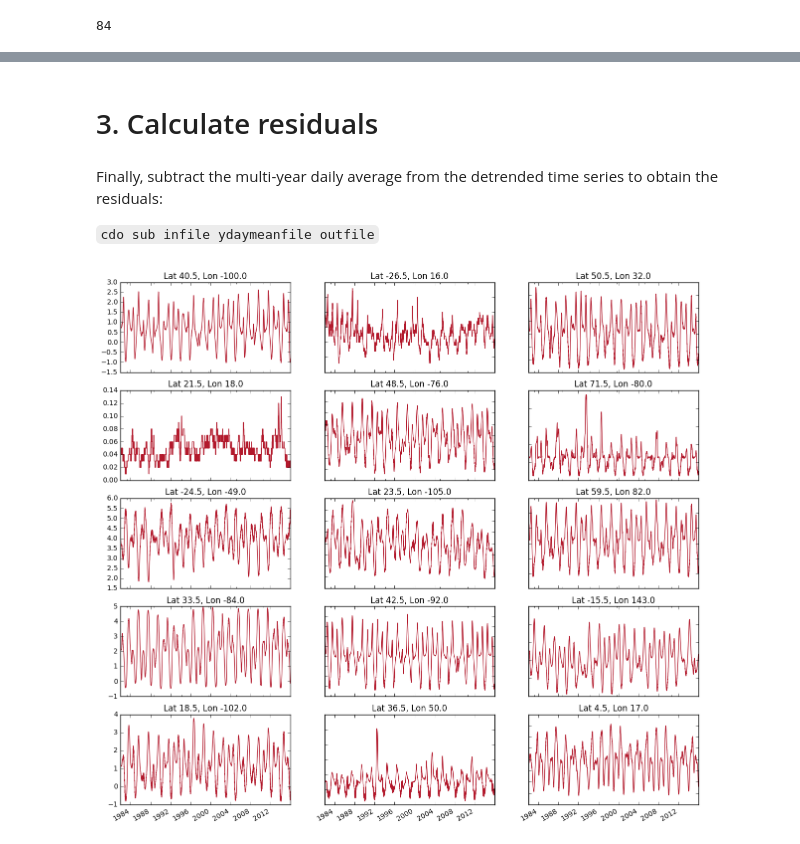
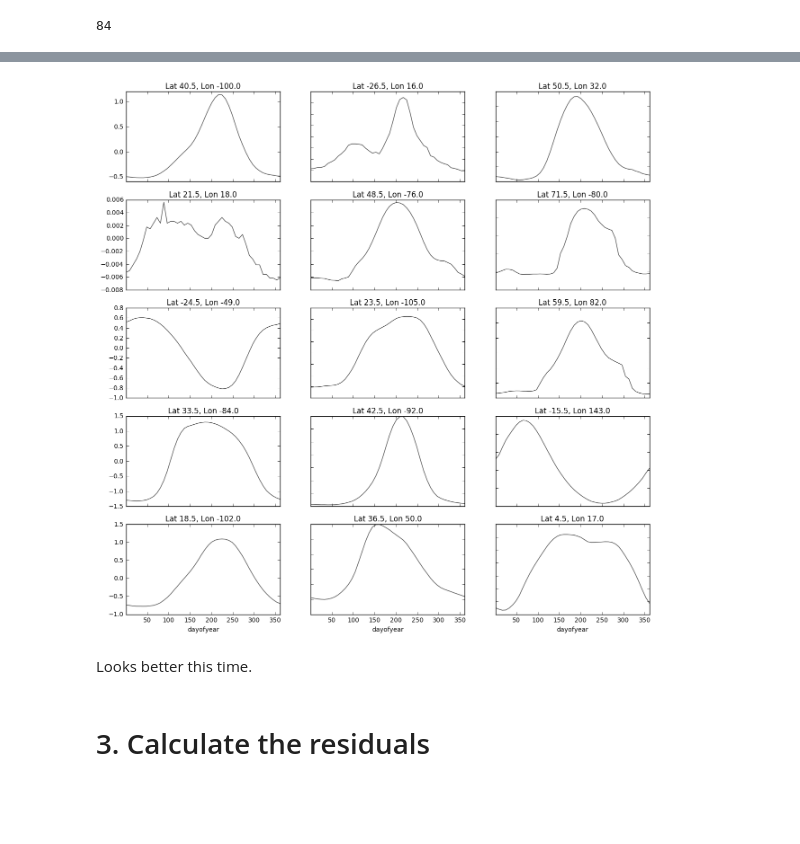
Before and after one commit to maffie/SAT-EX, a Jupyter notebook: weekly_LAI/weekly_LAI.ipynb, the cells around one changed output, grey strips where cells are left out. Saved outputs shown, nothing was run; the diff lists cells and outputs as text; code cells hidden in the pictures; blank space fills up the shorter version.

Commit message:
weekly LAI: produce residuals with xarray

```diff
--- a/weekly_LAI/weekly_LAI.ipynb
+++ b/weekly_LAI/weekly_LAI.ipynb
@@ -174,0 +154,2 @@ len(np.unique(pd.to_datetime(timestamps_ydaymean, unit='d').dayofyear))
+# %%
+ds = xr.open_dataset(os.path.join(filepath, 'GLASSLAI2', 'GLASSLAI_DETREND.nc'), mask_and_scale=False)
@@ -174,0 +175,2 @@ len(np.unique(pd.to_datetime(timestamps_ydaymean, unit='d').dayofyear))
+# %%
+ds = ds*0.01 # apply scaling factor
@@ -174,0 +186,2 @@ len(np.unique(pd.to_datetime(timestamps_ydaymean, unit='d').dayofyear))
+# %%
+ydaymean = ds.groupby('time.dayofyear').mean(dim='time')
@@ -175,17 +199,8 @@ len(np.unique(pd.to_datetime(timestamps_ydaymean, unit='d').dayofyear))
+# %%
+show_timeseries(ydaymean['LAI'][:,::-1,:], color='#4d4d4d', ts = ydaymean['dayofyear'][:] ,reproduce=True)
+# %% [output]
+[figure, added]
+# %% [markdown]
+Looks better this time.
 # %% [markdown]
-# 3. Calculate residuals
+# 3. Calculate the residuals
-# %% [markdown]
-Finally, subtract the multi-year daily average from the detrended time series to obtain the residuals:
-
-`cdo sub infile ydaymeanfile outfile`
-# %%
-LAI_residuals_netcdf = Dataset(os.path.join(filepath, 'GLASSLAI2', 'GLASSLAI_residuals.nc'),
-                     'r', format='NETCDF3')
-LAI_residuals_netcdf.set_auto_maskandscale(False)
-
-LAI_residuals = LAI_residuals_netcdf['LAI'][::]*float(LAI_residuals_netcdf.variables['LAI'].scale_factor)
-LAI_residuals = LAI_residuals[:,::-1,:]
-timestamps = LAI_residuals_netcdf.variables['time'][:]
-show_timeseries(LAI_residuals, color='#b2182b', ts=timestamps)
-# %% [output]
-[figure, removed]
```
Also changed, not shown: parts of 35 cells of this notebook.
